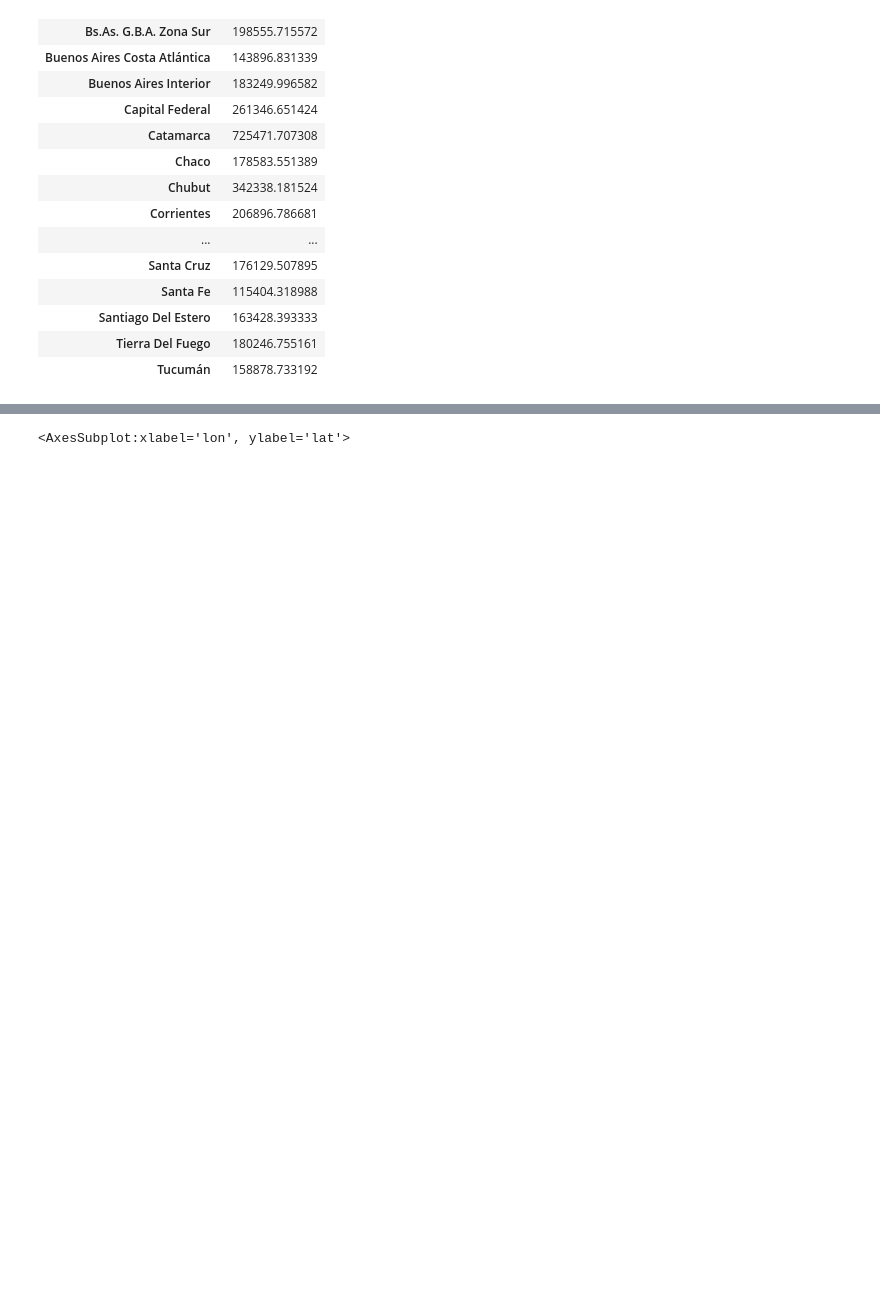
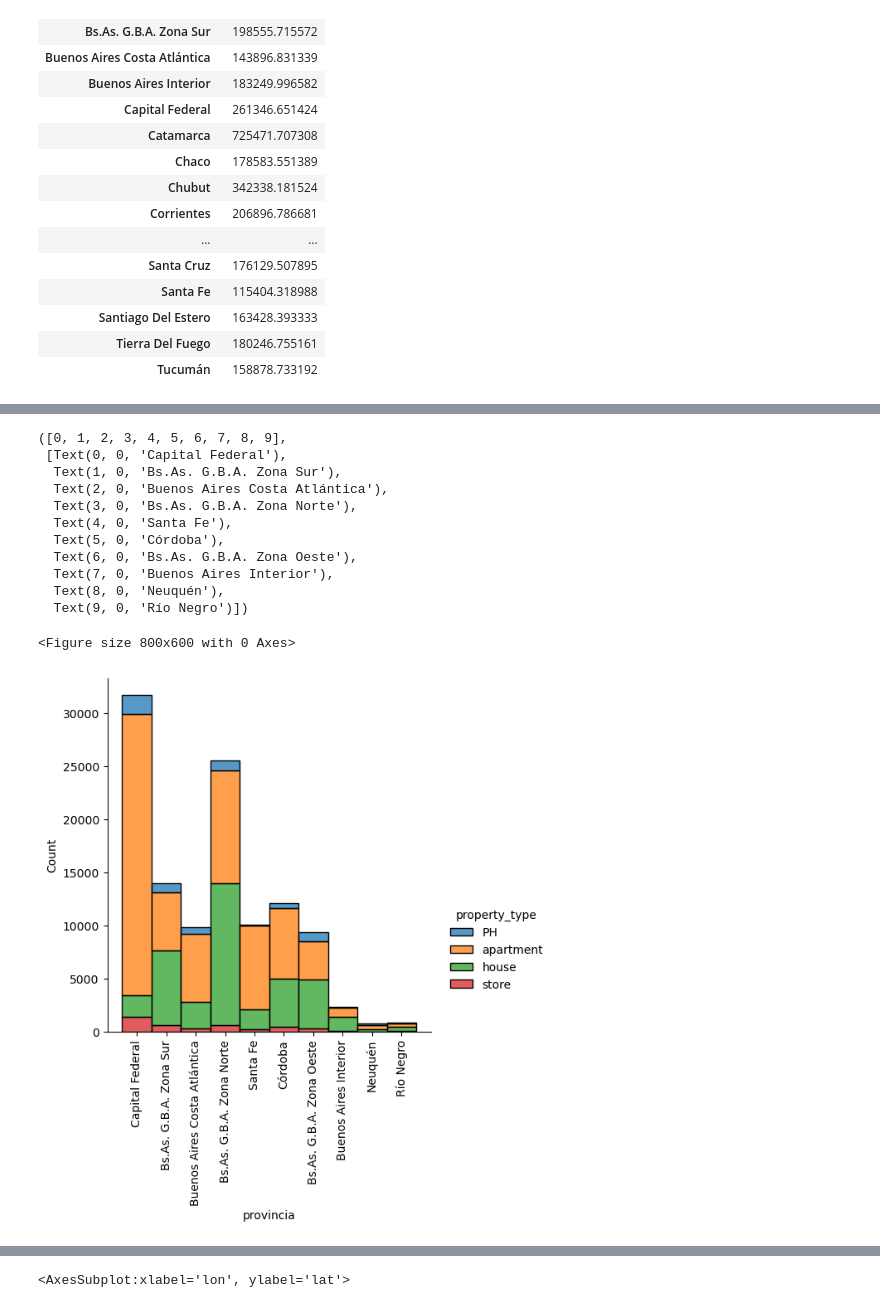
Before and after one commit to Facundo-Peloso/DH-TP-1---Grupo-10, a Jupyter notebook: Main-TP1 copy.ipynb, the cells around one changed output, grey strips where cells are left out. Cells and saved outputs as stored; diff of their text form; code cells hidden in the pictures; blank space fills up the shorter version.

Commit message:
update graphs

```diff
--- a/Main-TP1 copy.ipynb
+++ b/Main-TP1 copy.ipynb
@@ -1073 +1075,27 @@ with sns.axes_style(style='ticks'):
 [figure]
+# %%
+#top 5 de provincias
+top5_provincia=datos['provincia'].value_counts().index[:10].to_list()
+#especies = arbolado['nombre_cientifico'].value_counts().index[:3].to_list()
+#arbolado = arbolado[arbolado['nombre_cientifico'].isin(especies)]
+
+top_prov= datos[datos['provincia'].isin(top5_provincia)]
+# %%
+plt.figure(figsize=(8, 6))
+
+sns.displot(data=top_prov, x="provincia", hue="property_type", multiple="stack", stat="count")
+plt.xticks(rotation=90)
+# %% [output]
+([0, 1, 2, 3, 4, 5, 6, 7, 8, 9],
+ [Text(0, 0, 'Capital Federal'),
+  Text(1, 0, 'Bs.As. G.B.A. Zona Sur'),
+  Text(2, 0, 'Buenos Aires Costa Atlántica'),
+  Text(3, 0, 'Bs.As. G.B.A. Zona Norte'),
+  Text(4, 0, 'Santa Fe'),
+  Text(5, 0, 'Córdoba'),
+  Text(6, 0, 'Bs.As. G.B.A. Zona Oeste'),
+  Text(7, 0, 'Buenos Aires Interior'),
+  Text(8, 0, 'Neuquén'),
+  Text(9, 0, 'Río Negro')])
+<Figure size 800x600 with 0 Axes>
+[figure, added]
```
Also changed, not shown: parts of 2 cells of this notebook.
